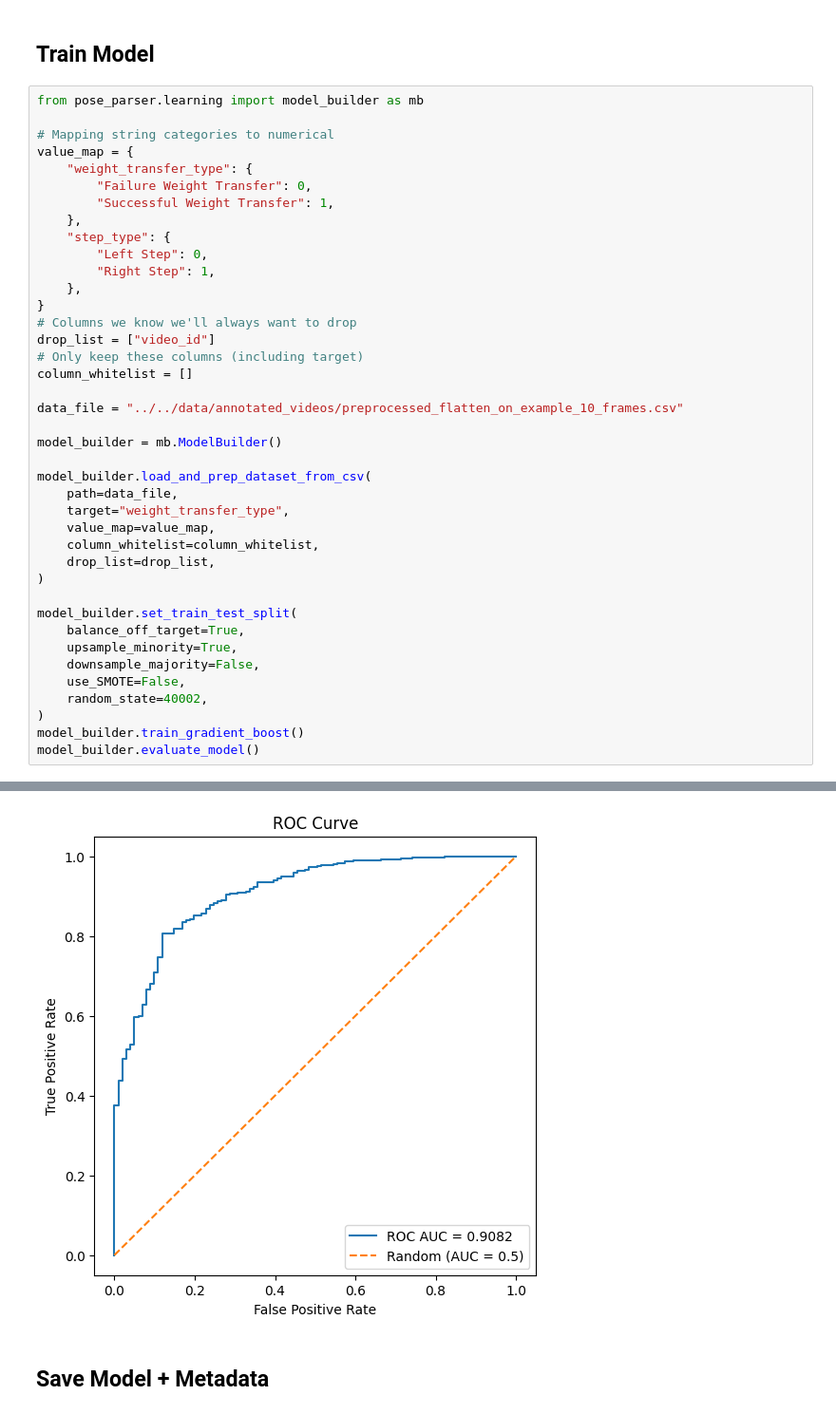
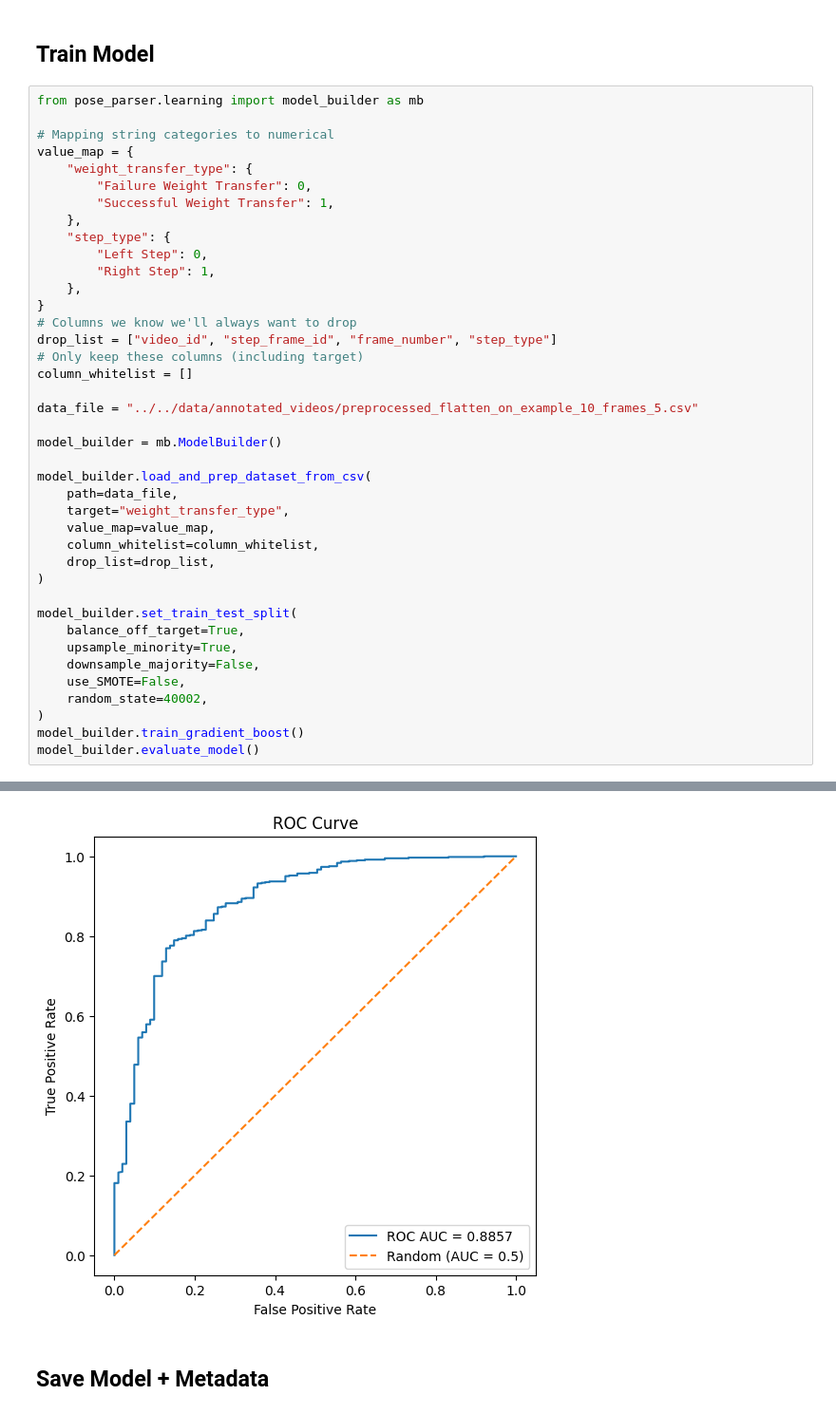
Before and after one commit to mrilikecoding/StreamPoseML, a Jupyter notebook: pose_parser/notebooks/dataset_for_ui.ipynb, the cells around one changed output, grey strips where cells are left out. Shown at 95% size. Cells and saved outputs as stored; diff of their text form.

```diff
--- a/pose_parser/notebooks/dataset_for_ui.ipynb
+++ b/pose_parser/notebooks/dataset_for_ui.ipynb
@@ -70,11 +69,11 @@ value_map = {
     },
 }
 # Columns we know we'll always want to drop
-drop_list = ["video_id"]
+drop_list = ["video_id", "step_frame_id", "frame_number", "step_type"]
 # Only keep these columns (including target)
 column_whitelist = []
 
-data_file = "../../data/annotated_videos/preprocessed_flatten_on_example_10_frames.csv"
+data_file = "../../data/annotated_videos/preprocessed_flatten_on_example_10_frames_5.csv"
 
 model_builder = mb.ModelBuilder()
 
@@ -116,5 +115,5 @@ weighted avg       0.90      0.90      0.89       704
 [figure]
-[figure, old version]
+[figure, new version]
 # %% [markdown]
 ## Save Model + Metadata
 # %%
```
Also changed, not shown: parts of 4 cells of this notebook, 6 other files.
